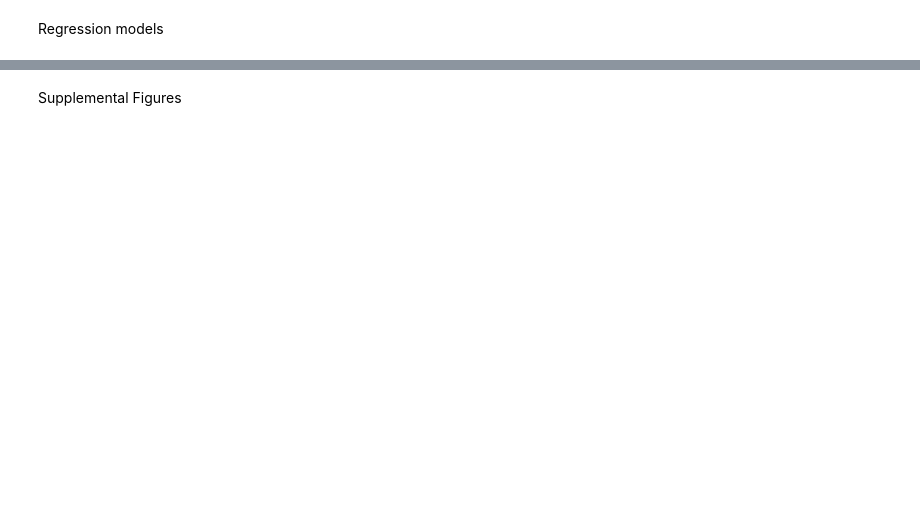
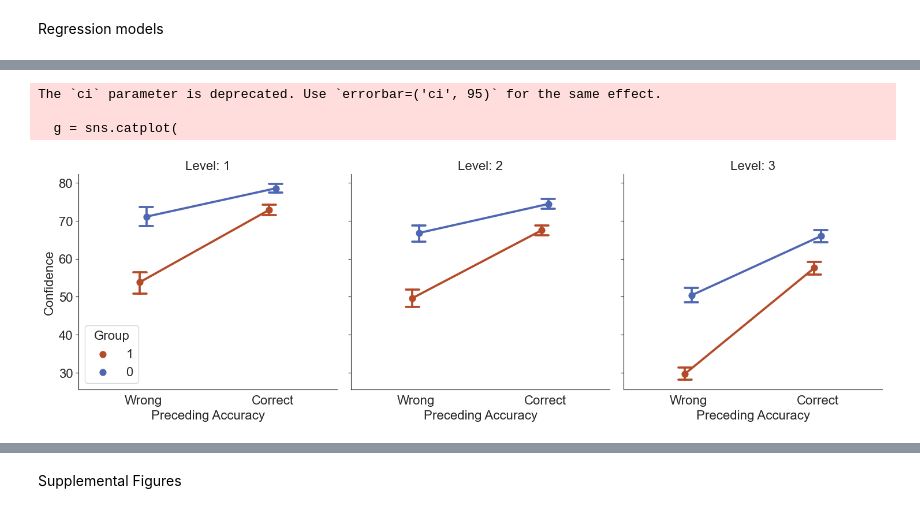
Before and after one commit to amloosen/BayesianObserver_CognitiveFlexibilityOCD, a Jupyter notebook: PreprocBehavAnalys.ipynb, the cells around one changed output, grey strips where cells are left out. Drawn from its saved outputs; the diff is of its cells as text; code cells hidden in the pictures; blank space fills up the shorter version.

Commit message:
update plots

```diff
--- a/PreprocBehavAnalys.ipynb
+++ b/PreprocBehavAnalys.ipynb
@@ -1596,7 +990,7 @@ if 'gender' in CrypticCreatures.columns:
 print("Factors dictionary:", factors)
 
 # Specify and fit the model using pymer4.
-model = Lmer("confidence ~ patientstatus * chosen_outcome_shift + age.sc + gender + total_iq.sc + (1+chosen_outcome_shift|id) + (1|task_id)",
+model = Lmer("confidence.sc ~ patientstatus * chosen_outcome_shift + age.sc + gender + total_iq.sc + (1+chosen_outcome_shift|id) + (1|task_id)",
              data=CrypticCreatures)
 result = model.fit(factors=factors)
 print(result)
@@ -1696,0 +1120,63 @@ plt.show()
+# %%
+import matplotlib.pyplot as plt
+import seaborn as sns
+import numpy as np
+import pandas as pd
+
+# ------------------------------------------------
+# 1. Prepare Data
+# ------------------------------------------------
+data = CrypticCreatures.copy()
+
+# Convert `chosen_outcome_shift` to numeric safely
+data["chosen_outcome_shift"] = pd.to_numeric(data["chosen_outcome_shift"], errors="coerce").astype(int)
+data["task_id"] = data["task_id"].astype(str)  # Ensure categorical for faceting
+data["patientstatus"] = data["patientstatus"].astype(str)  # Ensure categorical for hue
+
+# Rename `task_id` to `Level`
+data.rename(columns={"task_id": "Level"}, inplace=True)
+
+# Define custom colors
+custom_palette = {"0": "#4F67B1", "1": "#B44B28"}  # Control (blue), Patient (red)
+
+# ------------------------------------------------
+# 2. Create Separate Plots per `Level`
+# ------------------------------------------------
+g = sns.catplot(
+    x="chosen_outcome_shift",
+    y="confidence",
+    hue="patientstatus",
+    col="Level",  # Creates separate plots for each `Level`
+    data=data,
+    kind="point",  # Point plot for interaction effect
+    dodge=True,  # Separate points slightly
+    ci=95,  # Confidence intervals
+    palette=custom_palette,  # Apply custom colors
+    capsize=0.1,  # Small caps on error bars
+    legend=False  # 🔹 Disable the global legend (important!)
+)
+
+# ------------------------------------------------
+# 3. Adjust Labels & Titles
+# ------------------------------------------------
+g.set_axis_labels("Preceding Accuracy", "Confidence")
+g.set_xticklabels(["Wrong", "Correct"])  # Update tick labels
+g.set_titles("Level: {col_name}")  # Rename subplots to "Level"
+g.tick_params(axis='y', left=True)
+# ------------------------------------------------
+# 4. Modify the Legend to Appear Only in Level 1 (First Plot)
+# ------------------------------------------------
+for i, ax in enumerate(g.axes.flat):
+    if i == 0:  # Only add legend to the first subplot
+        ax.legend(title="Group", loc="lower left")
+    else:
+        legend = ax.get_legend()
+        if legend is not None:
+            legend.remove()
+
+plt.show()
+# %% [output]
+The `ci` parameter is deprecated. Use `errorbar=('ci', 95)` for the same effect.
+
+  g = sns.catplot(
+[figure, added]
```
Also changed, not shown: parts of 26 cells of this notebook, 1 other file.
